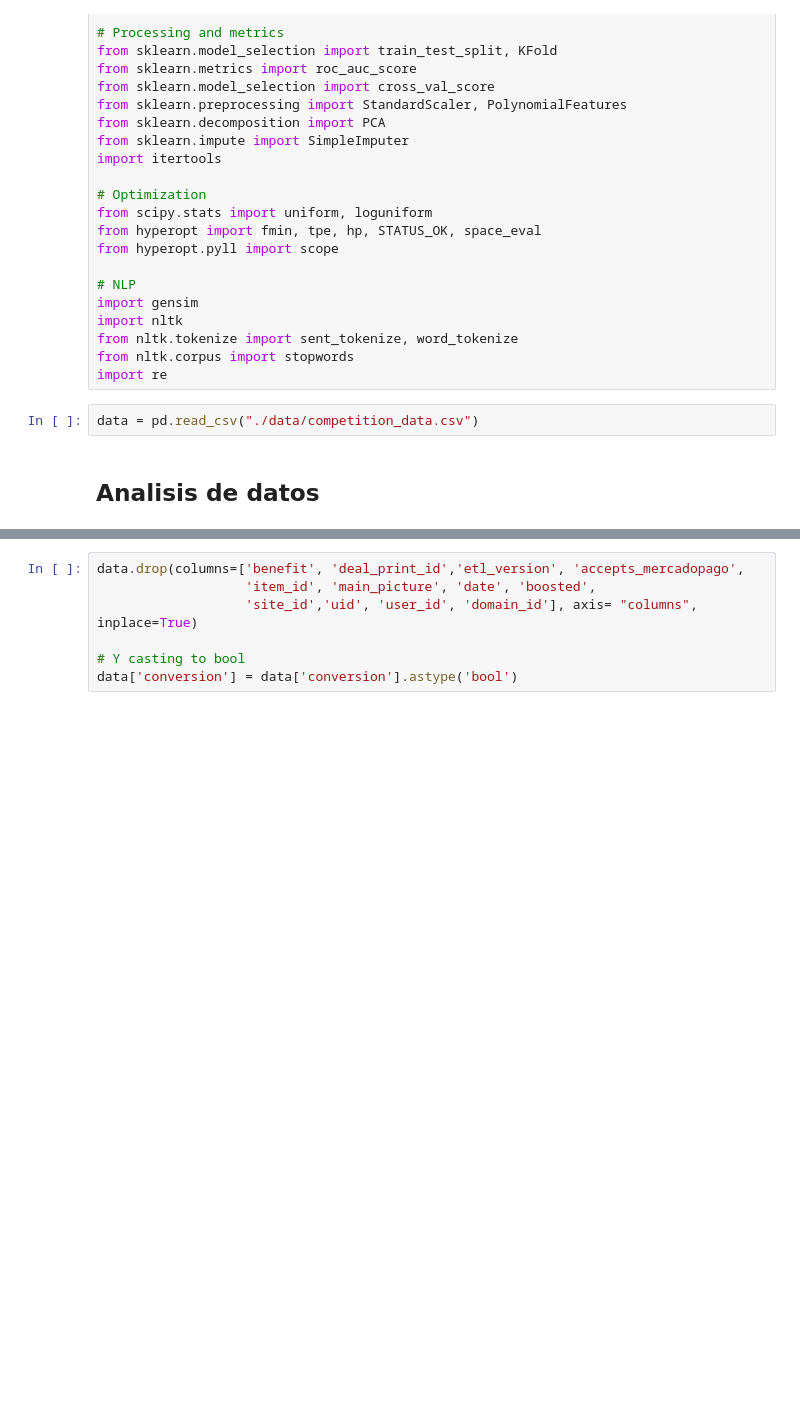
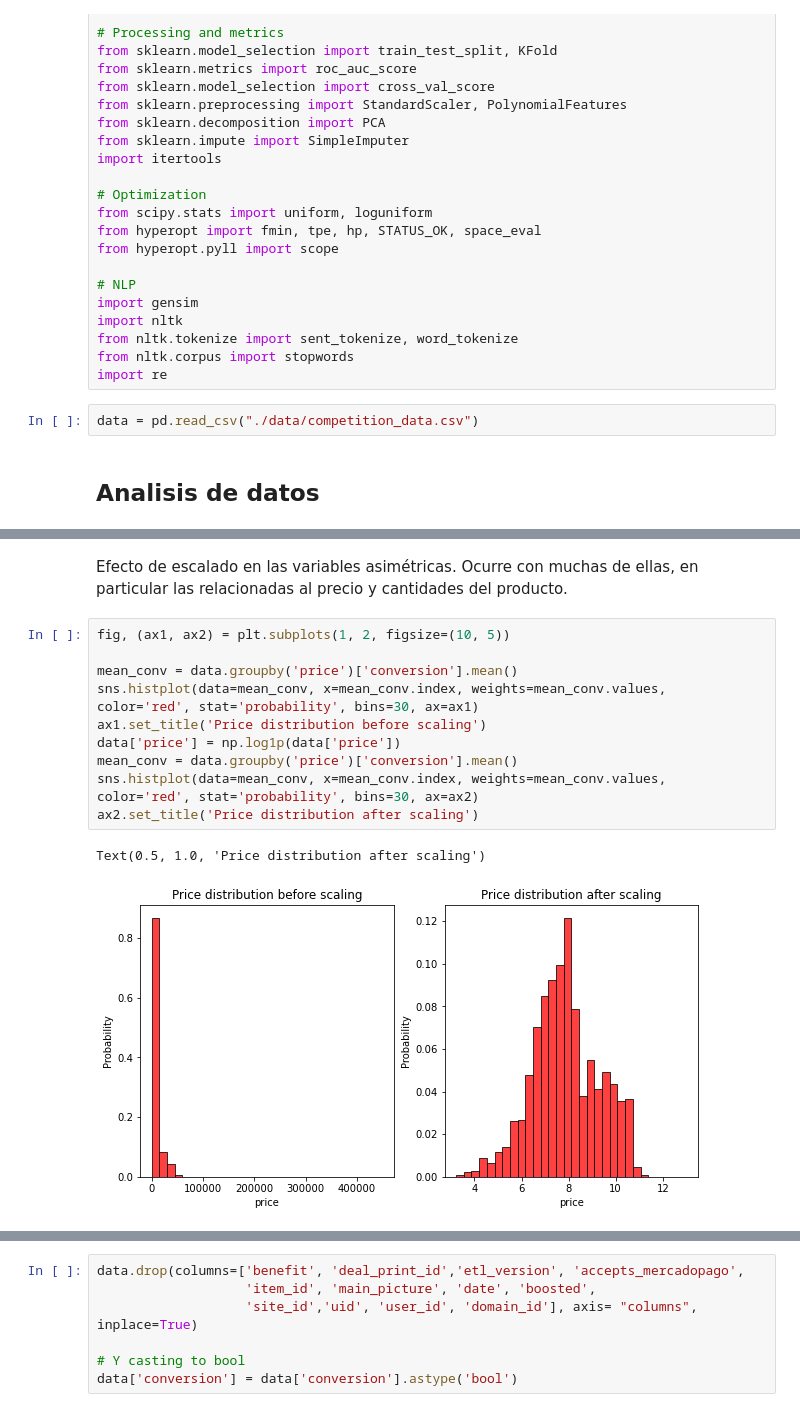
Before and after one commit to tomasglauberman/TP2_TDVI, a Jupyter notebook: model.ipynb, the cells around one changed output, grey strips where cells are left out. Cells and saved outputs as stored; diff of their text form; blank space fills up the shorter version.

```diff
--- a/model.ipynb
+++ b/model.ipynb
@@ -47,0 +51,15 @@ print(sum(data['accepts_mercadopago'] == True), sum(data['boosted'] == False))
+# %% [markdown]
+Efecto de escalado en las variables asimétricas. Ocurre con muchas de ellas, en particular las relacionadas al precio y cantidades del producto.
+# %%
+fig, (ax1, ax2) = plt.subplots(1, 2, figsize=(10, 5))
+
+mean_conv = data.groupby('price')['conversion'].mean()
+sns.histplot(data=mean_conv, x=mean_conv.index, weights=mean_conv.values, color='red', stat='probability', bins=30, ax=ax1)
+ax1.set_title('Price distribution before scaling')
+data['price'] = np.log1p(data['price'])
+mean_conv = data.groupby('price')['conversion'].mean()
+sns.histplot(data=mean_conv, x=mean_conv.index, weights=mean_conv.values, color='red', stat='probability', bins=30, ax=ax2)
+ax2.set_title('Price distribution after scaling')
+# %% [output]
+Text(0.5, 1.0, 'Price distribution after scaling')
+[figure, added]
```
Also changed, not shown: parts of 21 cells of this notebook.
